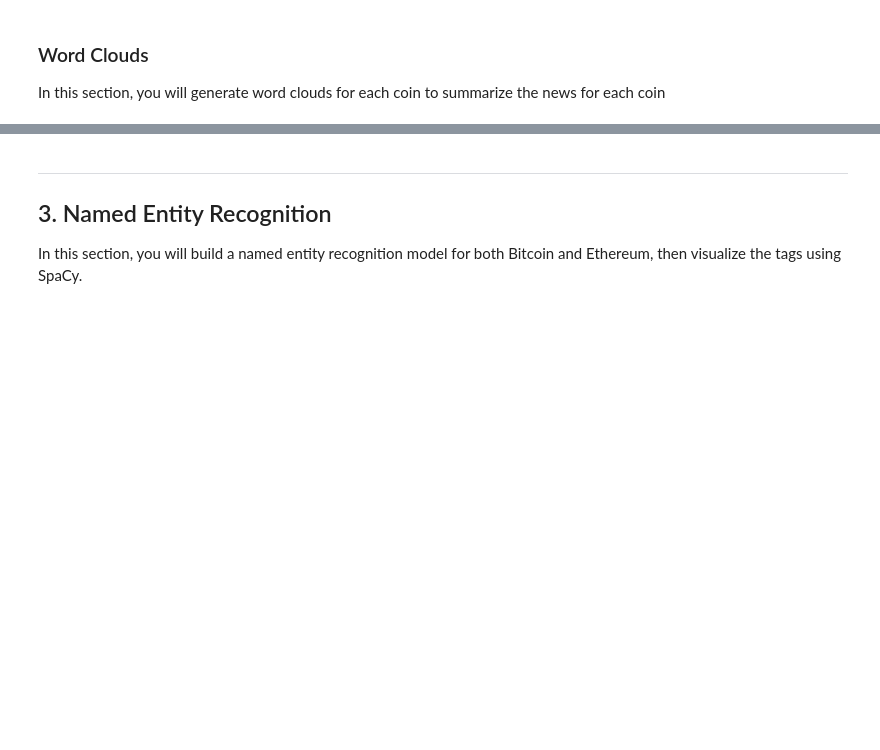
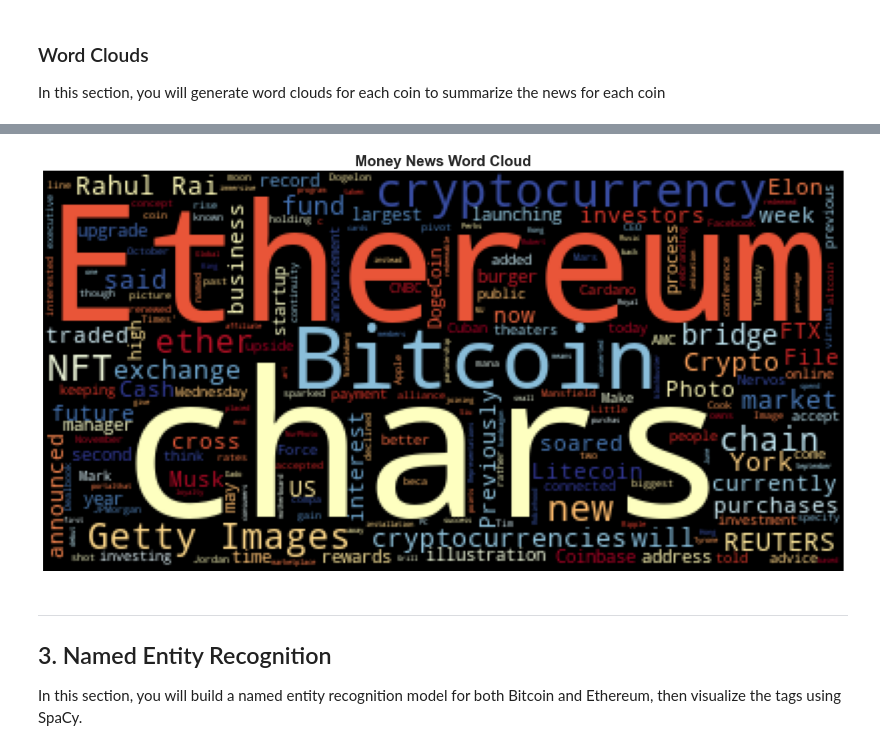
Before and after one commit to CurtisLym/tales_from_the_crypto, a Jupyter notebook: Starter_Code/crypto_sentiment.ipynb, the cells around one changed output, grey strips where cells are left out. Drawn from its saved outputs; the diff is of its cells as text; code cells hidden in the pictures; blank space fills up the shorter version.

```diff
--- a/Starter_Code/crypto_sentiment.ipynb
+++ b/Starter_Code/crypto_sentiment.ipynb
@@ -435,13 +435,15 @@ TypeError: expected string or bytes-like object
 # %%
 # Generate the Ethereum word cloud
 # YOUR CODE HERE!
 
-wordcloud = WordCloud(colormap="RdYlBu").generate()
+wordcloud = WordCloud(colormap="RdYlBu").generate(ethereum_df.text.str.cat())
 plt.imshow(wordcloud)
 plt.axis("off")
 fontdict = {"fontsize": 20, "fontweight": "bold"}
 plt.title("Money News Word Cloud", fontdict=fontdict)
 plt.show()
+# %% [output]
+[figure, added]
 # %% [markdown]
 ---
 ## 3. Named Entity Recognition
```
Also changed, not shown: parts of 16 cells of this notebook.
